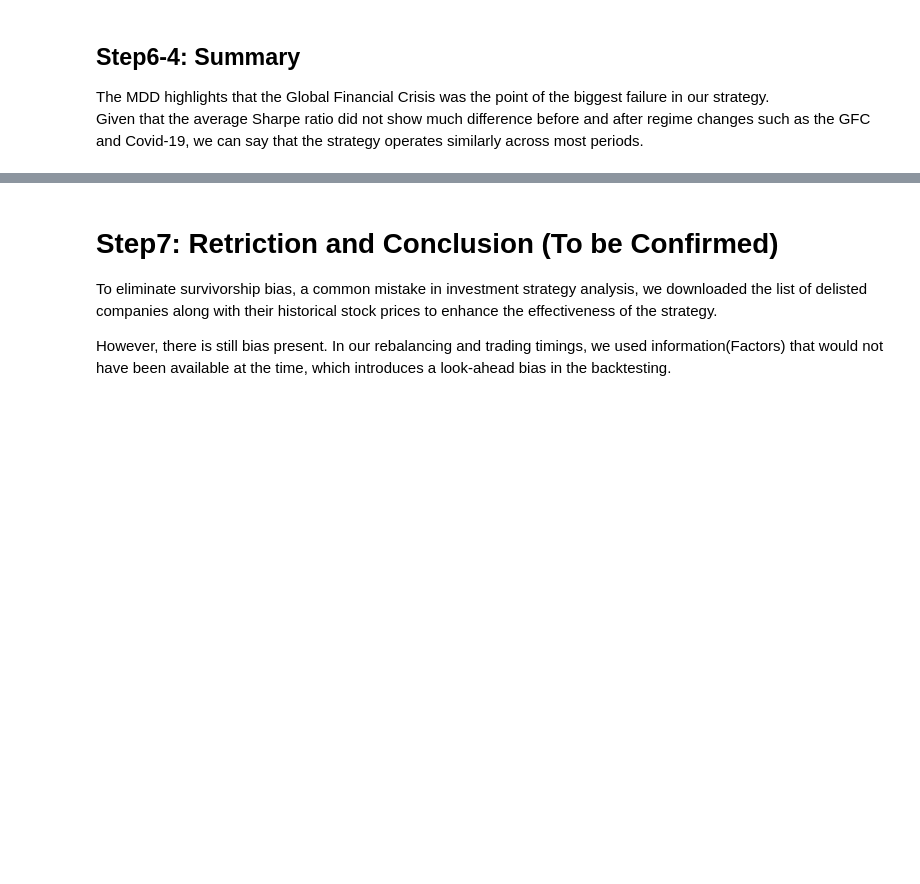
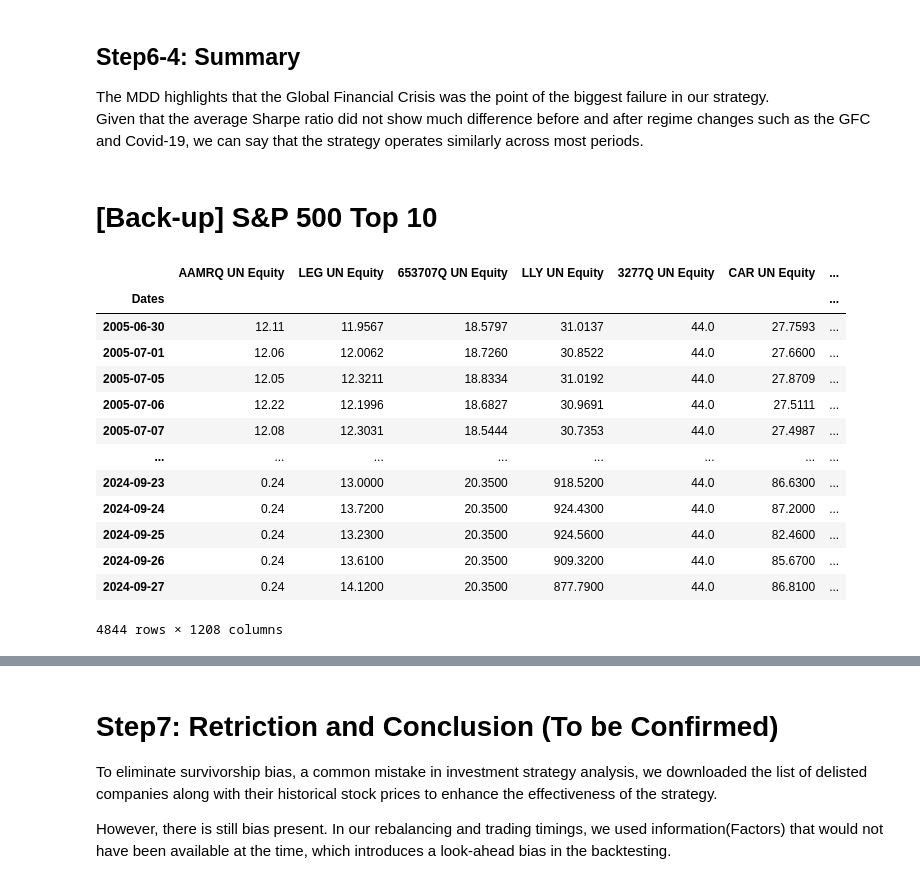
Before and after one commit to wisdomworker/Investments_2025, a Jupyter notebook: Inv_project_v2.ipynb, the cells around one changed output, grey strips where cells are left out. Saved outputs shown, nothing was run; the diff lists cells and outputs as text; code cells hidden in the pictures; blank space fills up the shorter version.

```diff
--- a/Inv_project_v2.ipynb
+++ b/Inv_project_v2.ipynb
@@ -1104,3 +1163,5 @@ port_analyze(my_pf_ls1 , spx, name= "Long-short")
 
 The MDD highlights that the Global Financial Crisis was the point of the biggest failure in our strategy.
 Given that the average Sharpe ratio did not show much difference before and after regime changes such as the GFC and Covid-19, we can say that the strategy operates similarly across most periods.
+# %% [markdown]
+# [Back-up] S&P 500 Top 10
@@ -1106,0 +1175,17 @@ Given that the average Sharpe ratio did not show much difference before and afte
+# %%
+daily_price2005
+# %% [output]
+|  | AAMRQ UN Equity | LEG UN Equity | 653707Q UN Equity | LLY UN Equity | 3277Q UN Equity | CAR UN Equity | ... |
+| Dates |  |  |  |  |  |  | ... |
+| 2005-06-30 | 12.11 | 11.9567 | 18.5797 | 31.0137 | 44.0 | 27.7593 | ... |
+| 2005-07-01 | 12.06 | 12.0062 | 18.7260 | 30.8522 | 44.0 | 27.6600 | ... |
+| 2005-07-05 | 12.05 | 12.3211 | 18.8334 | 31.0192 | 44.0 | 27.8709 | ... |
+| 2005-07-06 | 12.22 | 12.1996 | 18.6827 | 30.9691 | 44.0 | 27.5111 | ... |
+| 2005-07-07 | 12.08 | 12.3031 | 18.5444 | 30.7353 | 44.0 | 27.4987 | ... |
+| ... | ... | ... | ... | ... | ... | ... | ... |
+| 2024-09-23 | 0.24 | 13.0000 | 20.3500 | 918.5200 | 44.0 | 86.6300 | ... |
+| 2024-09-24 | 0.24 | 13.7200 | 20.3500 | 924.4300 | 44.0 | 87.2000 | ... |
+| 2024-09-25 | 0.24 | 13.2300 | 20.3500 | 924.5600 | 44.0 | 82.4600 | ... |
+| 2024-09-26 | 0.24 | 13.6100 | 20.3500 | 909.3200 | 44.0 | 85.6700 | ... |
+| 2024-09-27 | 0.24 | 14.1200 | 20.3500 | 877.7900 | 44.0 | 86.8100 | ... |
+4844 rows × 1208 columns
```
Also changed, not shown: parts of 9 cells of this notebook.
